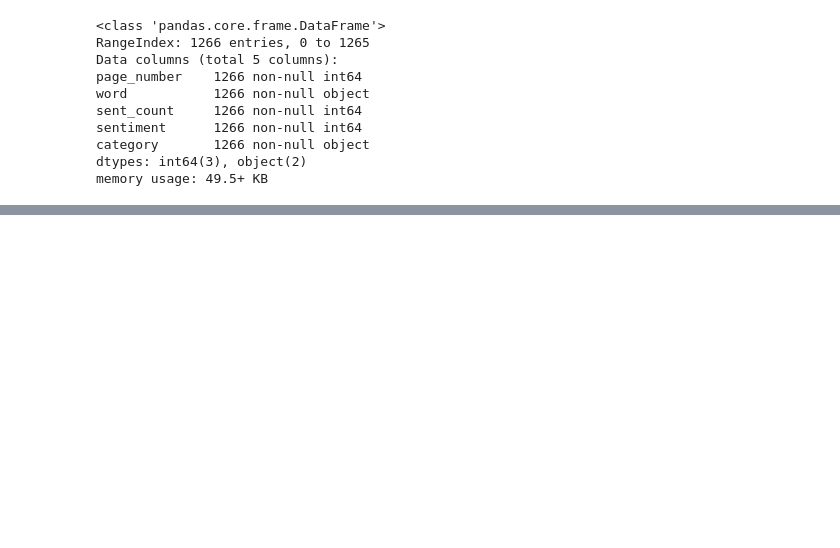
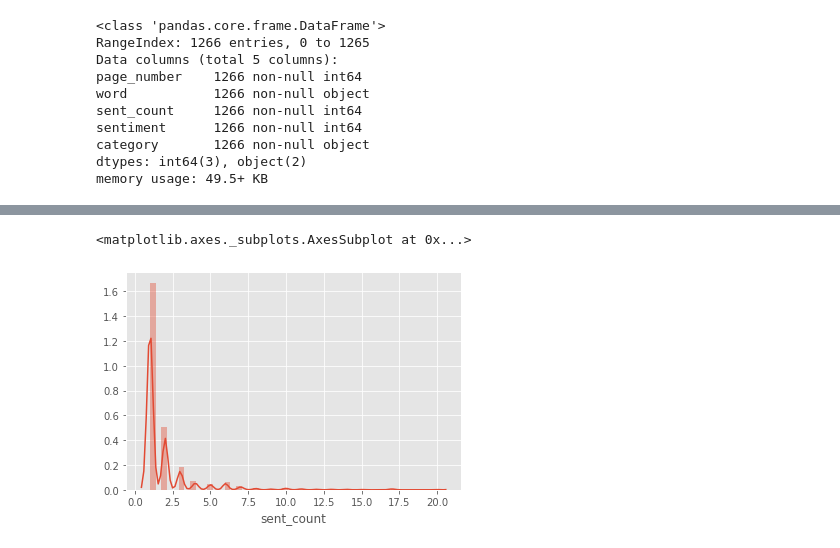
Before and after one commit to UNCG-CSE/Budget_Text_Analysis, a Jupyter notebook: src/EmotionAnalysis/Distribution.ipynb, the cells around one changed output, grey strips where cells are left out. Cells and saved outputs as stored; diff of their text form; code cells hidden in the pictures; blank space fills up the shorter version.

```diff
--- a/src/EmotionAnalysis/Distribution.ipynb
+++ b/src/EmotionAnalysis/Distribution.ipynb
@@ -61,0 +125,5 @@ sns.distplot(GCF08_vc)
+# %%
+sns.distplot(GCF08.sent_count)
+# %% [output]
+<matplotlib.axes._subplots.AxesSubplot at 0x...>
+[figure, added]
```
Also changed, not shown: parts of 21 cells of this notebook.
